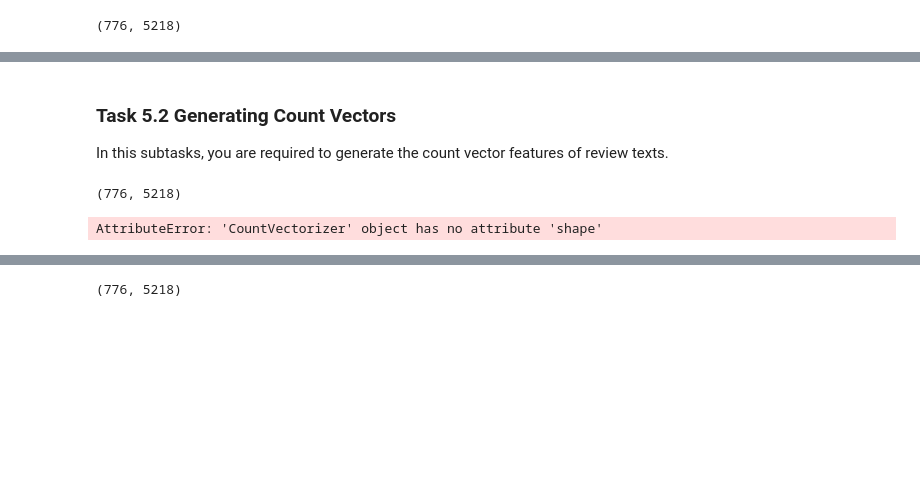
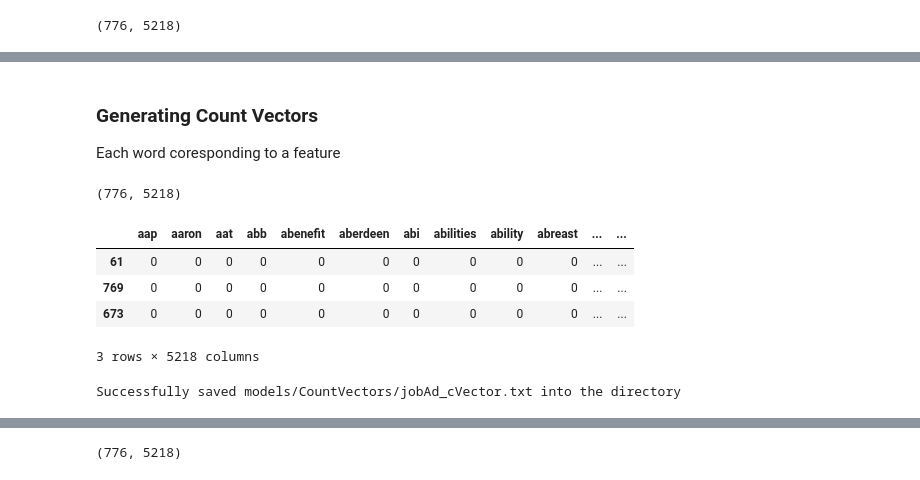
Before and after one commit to tnathu-ai/NLP-Job-Ad, a Jupyter notebook: task2_3.ipynb, the cells around one changed output, grey strips where cells are left out. Cells and saved outputs as stored; diff of their text form; code cells hidden in the pictures; blank space fills up the shorter version.

```diff
--- a/task2_3.ipynb
+++ b/task2_3.ipynb
@@ -442,20 +490,32 @@ Successfully saved ./jobAd_bVector.txt into the directory
-# %% [markdown]
-### Task 5.2 Generating Count Vectors
-
-In this subtasks, you are required to generate the count vector features of review texts.
+# %% [markdown]
+### Generating Count Vectors
+
+Each word coresponding to a feature
 # %%
 cVectorizer = CountVectorizer(analyzer = "word",vocabulary = vocab) # initialised the CountVectorizer
 count_features = cVectorizer.fit_transform(joined_description)
 count_features.shape
 # %% [output]
 (776, 5218)
+# %%
+count_array = count_features.toarray()
+
+# get_feature_names_out return the vocabulary of unique words
+df = pd.DataFrame(data=count_array,columns = cVectorizer.get_feature_names_out())
+df.sample(3)
+# %% [output]
+|  | aap | aaron | aat | abb | abenefit | aberdeen | abi | abilities | ability | abreast | ... | ... |
+| 61 | 0 | 0 | 0 | 0 | 0 | 0 | 0 | 0 | 0 | 0 | ... | ... |
+| 769 | 0 | 0 | 0 | 0 | 0 | 0 | 0 | 0 | 0 | 0 | ... | ... |
+| 673 | 0 | 0 | 0 | 0 | 0 | 0 | 0 | 0 | 0 | 0 | ... | ... |
+3 rows × 5218 columns
 # %%
-tVector_file = "./jobAd_cVector.txt" # file name of the tfidf vector
+cVector_file = "models/CountVectors/jobAd_cVector.txt" # file name of the tfidf vector
 
-write_vectorFile(cVectorizer,tVector_file) # write the tfidf vector to file
-print(f'Successfully saved {tVector_file} into the directory')
+write_vectorFile(count_features,cVector_file) # write the tfidf vector to file
+print(f'Successfully saved {cVector_file} into the directory')
 # %% [output]
-AttributeError: 'CountVectorizer' object has no attribute 'shape'
+Successfully saved models/CountVectors/jobAd_cVector.txt into the directory
 # %% [markdown]
 ### Task 5.3 Generating TF-IDF Vectors
 
```
Also changed, not shown: parts of 44 cells of this notebook, 6 other files.
